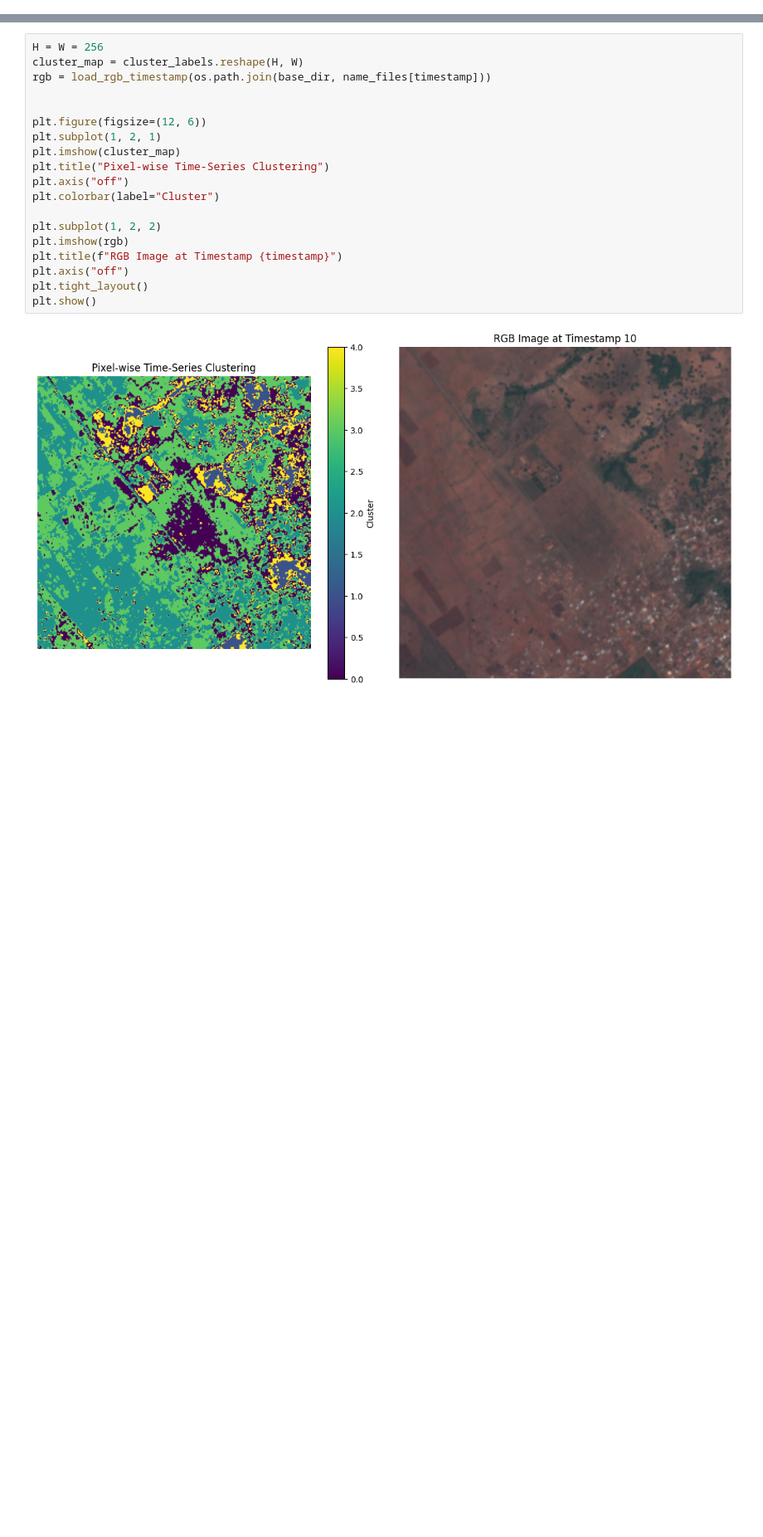
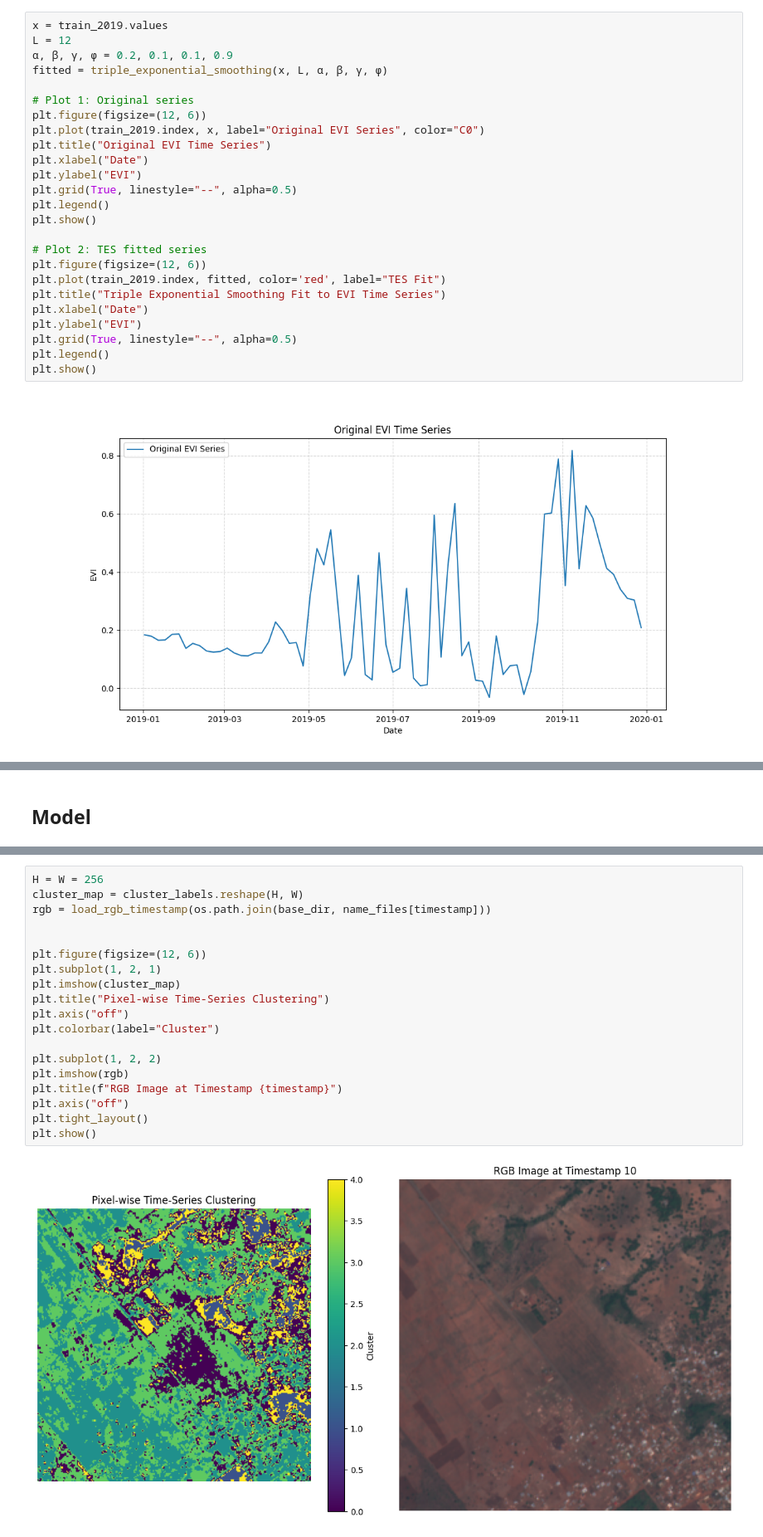
Before and after one commit to fekenzofugi/rsad-time-series, a Jupyter notebook: anomaly_detection.ipynb, the cells around one changed output, grey strips where cells are left out. Shown at 83% size. Saved outputs shown, nothing was run; the diff lists cells and outputs as text; blank space fills up the shorter version.

```diff
--- a/anomaly_detection.ipynb
+++ b/anomaly_detection.ipynb
@@ -79,0 +353,27 @@ plt.show()
+# %%
+x = train_2019.values
+L = 12
+α, β, γ, ϕ = 0.2, 0.1, 0.1, 0.9
+fitted = triple_exponential_smoothing(x, L, α, β, γ, ϕ)
+
+# Plot 1: Original series
+plt.figure(figsize=(12, 6))
+plt.plot(train_2019.index, x, label="Original EVI Series", color="C0")
+plt.title("Original EVI Time Series")
+plt.xlabel("Date")
+plt.ylabel("EVI")
+plt.grid(True, linestyle="--", alpha=0.5)
+plt.legend()
+plt.show()
+
+# Plot 2: TES fitted series
+plt.figure(figsize=(12, 6))
+plt.plot(train_2019.index, fitted, color='red', label="TES Fit")
+plt.title("Triple Exponential Smoothing Fit to EVI Time Series")
+plt.xlabel("Date")
+plt.ylabel("EVI")
+plt.grid(True, linestyle="--", alpha=0.5)
+plt.legend()
+plt.show()
+# %% [output]
+[figure, added]
@@ -80,3 +381,5 @@ plt.show()
+# %% [markdown]
+## Model
 # %%
 # Normalize
 scaler = StandardScaler()
```
Also changed, not shown: parts of 14 cells of this notebook, 8 other files.
